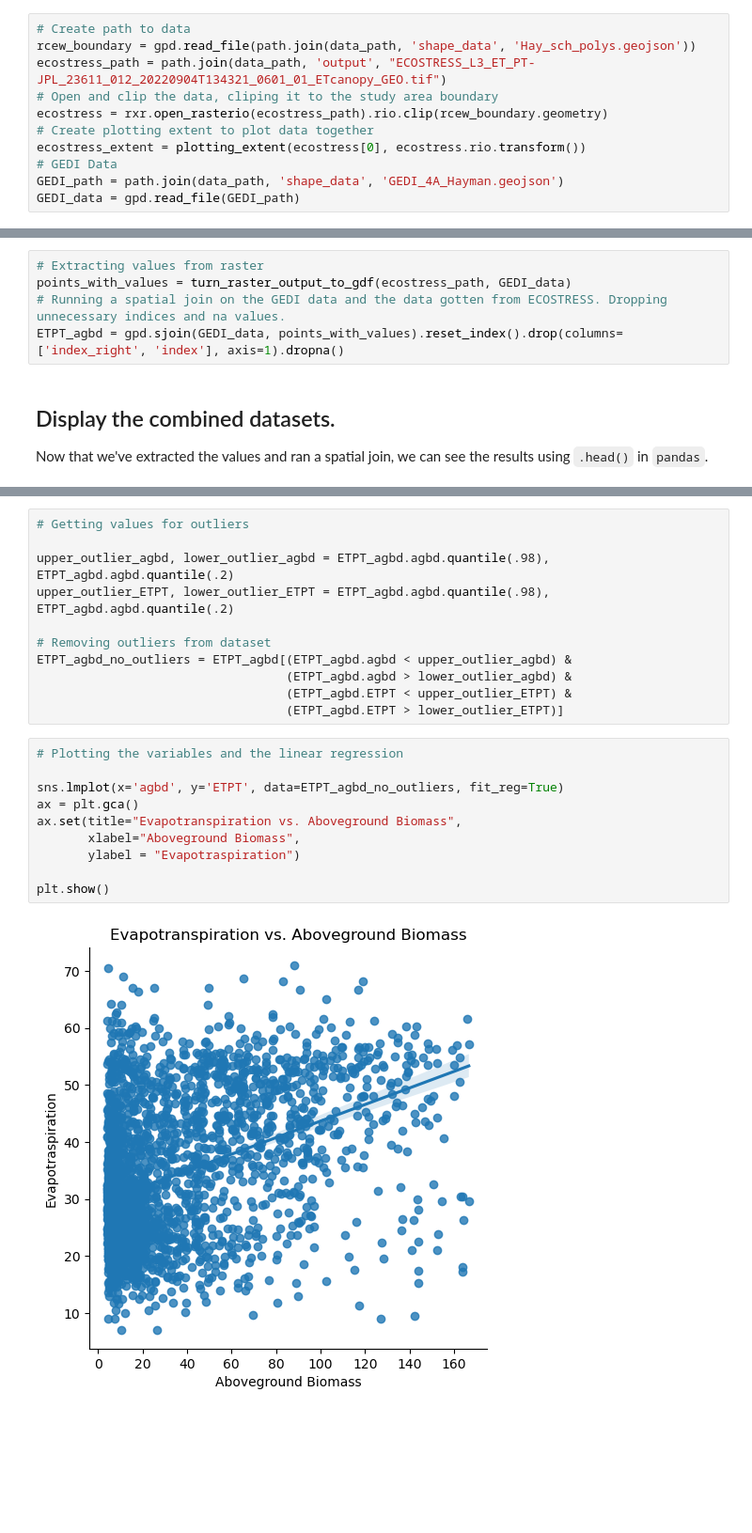
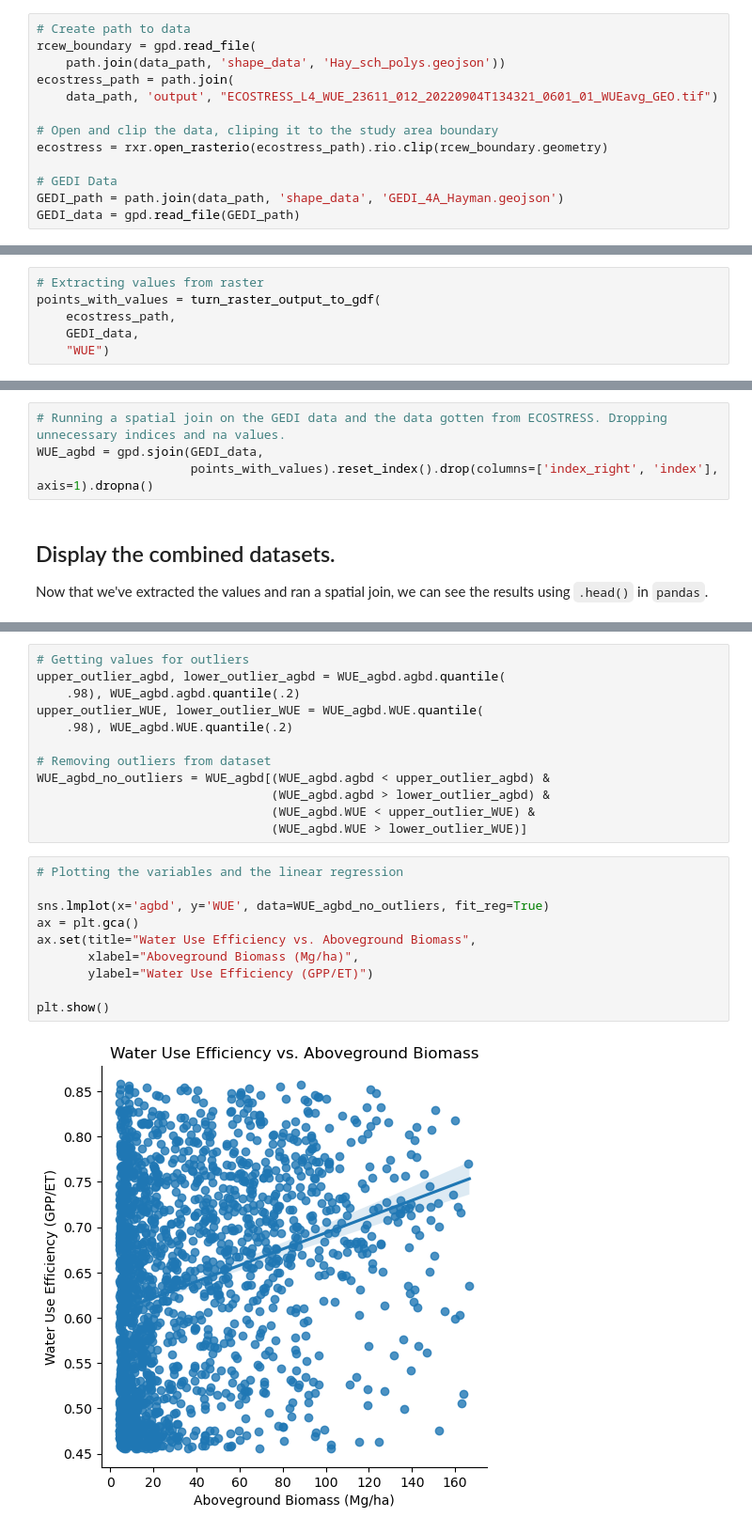
Before and after one commit to earthlab/Macrosystems_resilience_workshop_2023, a Jupyter notebook: ECOSTRESS_GEDI_data_synthesis/ECOSTRESS_GEDI_data_synthesis.ipynb, the cells around one changed output, grey strips where cells are left out. Shown at 94% size. Cells and saved outputs as stored; diff of their text form; blank space fills up the shorter version.

```diff
--- a/ECOSTRESS_GEDI_data_synthesis/ECOSTRESS_GEDI_data_synthesis.ipynb
+++ b/ECOSTRESS_GEDI_data_synthesis/ECOSTRESS_GEDI_data_synthesis.ipynb
@@ -47,12 +52,14 @@ data_path = os.path.join(et.io.HOME, "GitHub", "ecostress_swath2grid")
 `rioxarray` is a package built on top of `xarray`, a powerful tool that can be used to handle raster data in many formats in Python. While there are many packages that can be used to do similar things, such as `rasterio` or `h5py`, one of the advantages of `rioxarray` is it's ability to open up many types of files easily, such as `.tif`, `.h5`, and `.netcdf` file, all of which are common file types in geospatial analysis. Here we use it to open up the `.tif` file, which we can then clip, access the data from, and plot. For more information on using `rioxarray` in Python, see our lesson [here](https://www.earthdatascience.org/courses/use-data-open-source-python/intro-raster-data-python/fundamentals-raster-data/open-lidar-raster-python-xarray/).
 # %%
 # Create path to data
-rcew_boundary = gpd.read_file(path.join(data_path, 'shape_data', 'Hay_sch_polys.geojson'))
-ecostress_path = path.join(data_path, 'output', "ECOSTRESS_L3_ET_PT-JPL_23611_012_20220904T134321_0601_01_ETcanopy_GEO.tif")
+rcew_boundary = gpd.read_file(
+    path.join(data_path, 'shape_data', 'Hay_sch_polys.geojson'))
+ecostress_path = path.join(
+    data_path, 'output', "ECOSTRESS_L4_WUE_23611_012_20220904T134321_0601_01_WUEavg_GEO.tif")
+
 # Open and clip the data, cliping it to the study area boundary
 ecostress = rxr.open_rasterio(ecostress_path).rio.clip(rcew_boundary.geometry)
-# Create plotting extent to plot data together
-ecostress_extent = plotting_extent(ecostress[0], ecostress.rio.transform())
+
 # GEDI Data
 GEDI_path = path.join(data_path, 'shape_data', 'GEDI_4A_Hayman.geojson')
 GEDI_data = gpd.read_file(GEDI_path)
@@ -143,0 +174,6 @@ def turn_raster_output_to_gdf(raster_path, points):
+# %%
+# Extracting values from raster
+points_with_values = turn_raster_output_to_gdf(
+    ecostress_path,
+    GEDI_data,
+    "WUE")
@@ -144,8 +186,7 @@ def turn_raster_output_to_gdf(raster_path, points):
 # %%
-# Extracting values from raster
-points_with_values = turn_raster_output_to_gdf(ecostress_path, GEDI_data)
 # Running a spatial join on the GEDI data and the data gotten from ECOSTRESS. Dropping unnecessary indices and na values.
-ETPT_agbd = gpd.sjoin(GEDI_data, points_with_values).reset_index().drop(columns=['index_right', 'index'], axis=1).dropna()
+WUE_agbd = gpd.sjoin(GEDI_data,
+                     points_with_values).reset_index().drop(columns=['index_right', 'index'], axis=1).dropna()
 # %% [markdown]
 ## Display the combined datasets.
 
@@ -169,23 +210,24 @@ Here, we will drop outliers from the dataset using the `.quantile()` method in `
 # %%
 # Getting values for outliers
-
-upper_outlier_agbd, lower_outlier_agbd = ETPT_agbd.agbd.quantile(.98), ETPT_agbd.agbd.quantile(.2)
-upper_outlier_ETPT, lower_outlier_ETPT = ETPT_agbd.agbd.quantile(.98), ETPT_agbd.agbd.quantile(.2)
+upper_outlier_agbd, lower_outlier_agbd = WUE_agbd.agbd.quantile(
+    .98), WUE_agbd.agbd.quantile(.2)
+upper_outlier_WUE, lower_outlier_WUE = WUE_agbd.WUE.quantile(
+    .98), WUE_agbd.WUE.quantile(.2)
 
 # Removing outliers from dataset
-ETPT_agbd_no_outliers = ETPT_agbd[(ETPT_agbd.agbd < upper_outlier_agbd) &
-                                  (ETPT_agbd.agbd > lower_outlier_agbd) &
-                                  (ETPT_agbd.ETPT < upper_outlier_ETPT) &
-                                  (ETPT_agbd.ETPT > lower_outlier_ETPT)]
+WUE_agbd_no_outliers = WUE_agbd[(WUE_agbd.agbd < upper_outlier_agbd) &
+                                (WUE_agbd.agbd > lower_outlier_agbd) &
+                                (WUE_agbd.WUE < upper_outlier_WUE) &
+                                (WUE_agbd.WUE > lower_outlier_WUE)]
 # %%
 # Plotting the variables and the linear regression
 
-sns.lmplot(x='agbd', y='ETPT', data=ETPT_agbd_no_outliers, fit_reg=True)
+sns.lmplot(x='agbd', y='WUE', data=WUE_agbd_no_outliers, fit_reg=True)
 ax = plt.gca()
-ax.set(title="Evapotranspiration vs. Aboveground Biomass",
-       xlabel="Aboveground Biomass",
-       ylabel = "Evapotraspiration")
+ax.set(title="Water Use Efficiency vs. Aboveground Biomass",
+       xlabel="Aboveground Biomass (Mg/ha)",
+       ylabel="Water Use Efficiency (GPP/ET)")
 
 plt.show()
 # %% [output]
-[figure, old version]
+[figure, new version]
```
Also changed, not shown: parts of 13 cells of this notebook.
